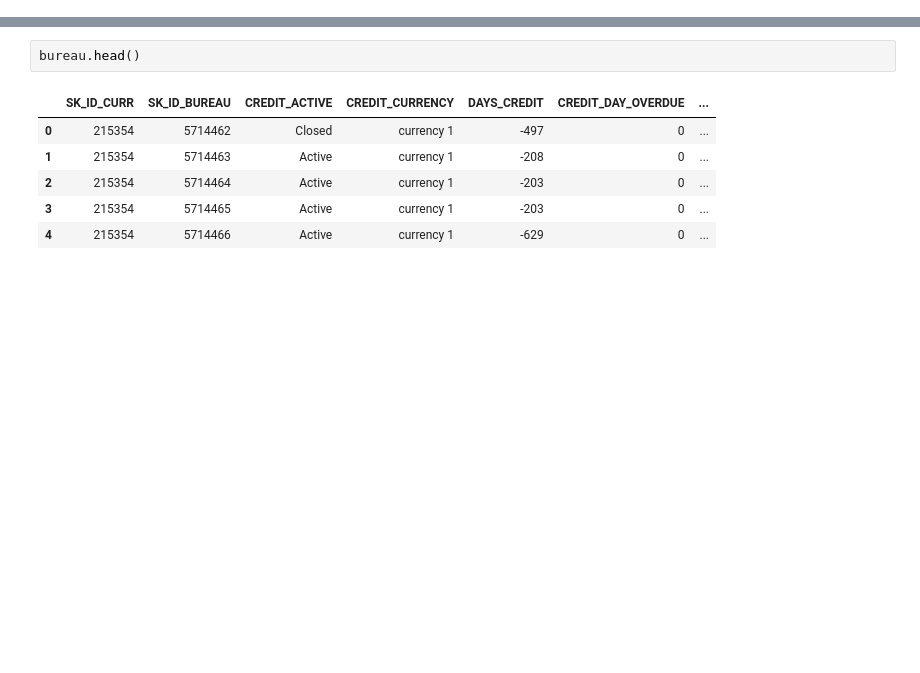
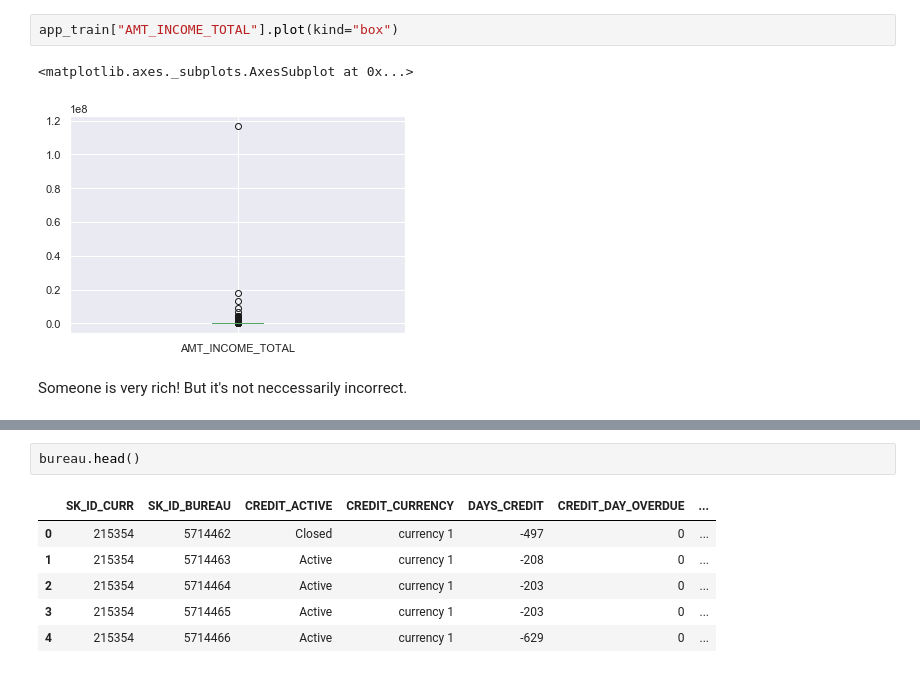
Before and after one commit to dorond/home-credit-default-risk-predictions-practice, a Jupyter notebook: Part 1 - Data Preparation.ipynb, the cells around one changed output, grey strips where cells are left out. Saved outputs shown, nothing was run; the diff lists cells and outputs as text; blank space fills up the shorter version.

```diff
--- a/Part 1 - Data Preparation.ipynb
+++ b/Part 1 - Data Preparation.ipynb
@@ -33,0 +194,7 @@ print(train.shape, test.shape)
+# %%
+app_train["AMT_INCOME_TOTAL"].plot(kind="box")
+# %% [output]
+<matplotlib.axes._subplots.AxesSubplot at 0x...>
+[figure, added]
+# %% [markdown]
+Someone is very rich! But it's not neccessarily incorrect.
```
Also changed, not shown: parts of 99 cells of this notebook, 3 other files.
